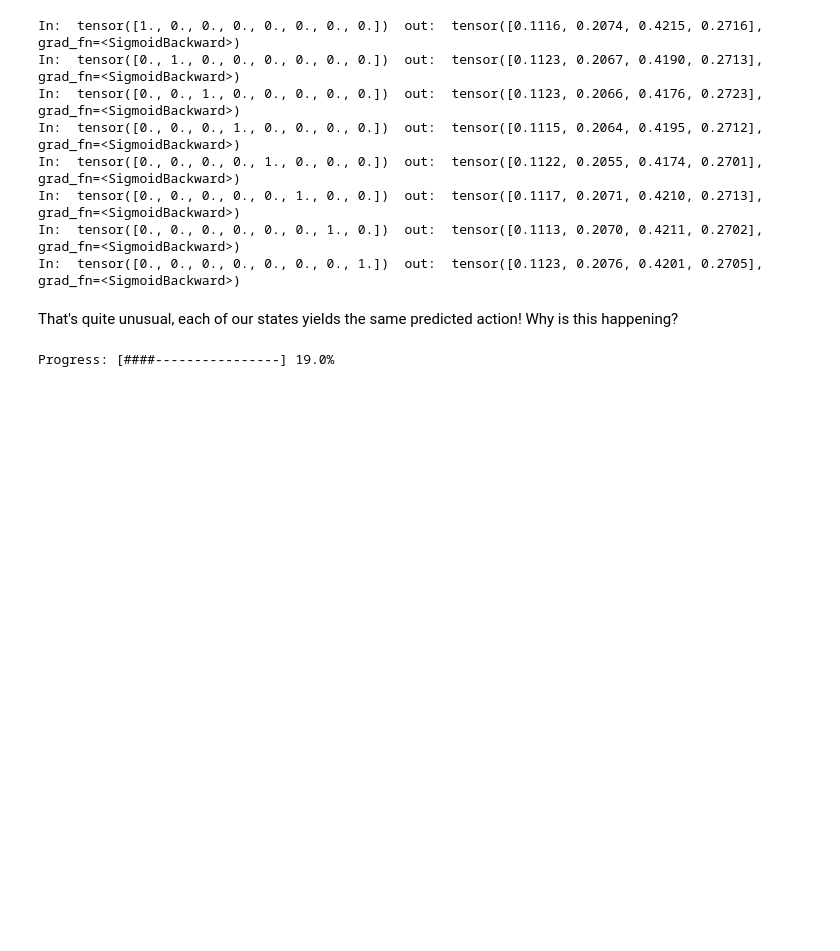
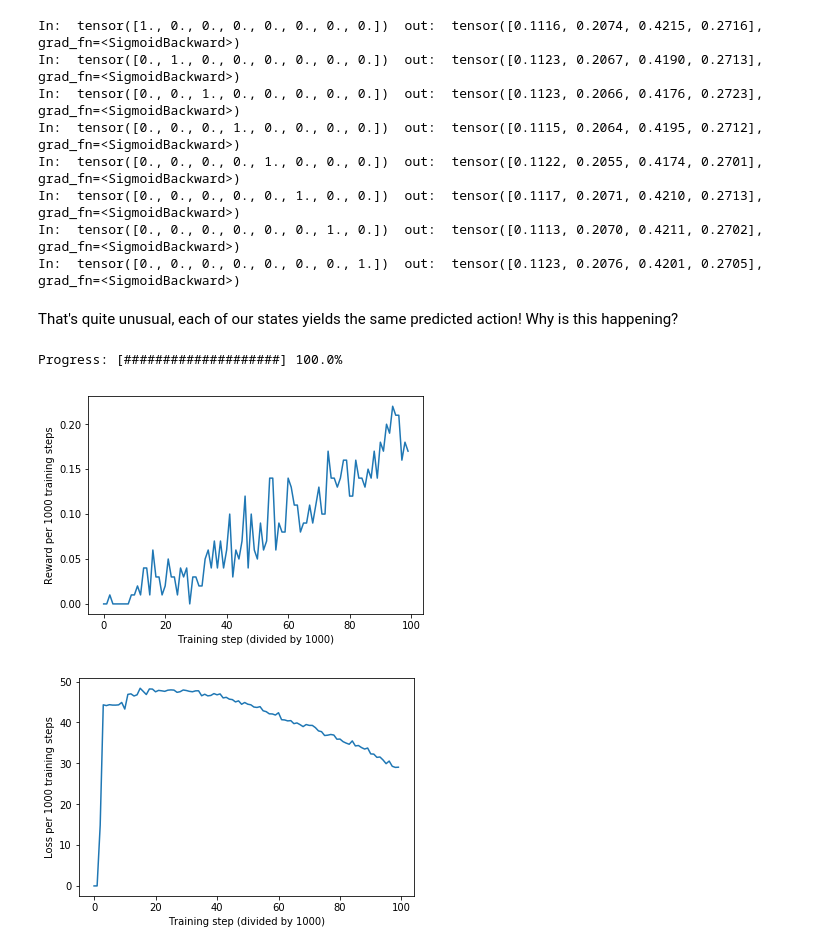
Before and after one commit to JayWalker512/Babys-First-Reinforcement-Learning, a Jupyter notebook: Baby's First Reinforcement Learning.ipynb, the cells around one changed output. Cells and saved outputs as stored; diff of their text form; code cells hidden in the pictures; blank space fills up the shorter version.

Commit message:
Holy crap it worked! I had a really silly bug in my algorithm for training the network.

```diff
--- a/Baby's First Reinforcement Learning.ipynb
+++ b/Baby's First Reinforcement Learning.ipynb
@@ -360,7 +360,7 @@ That's quite unusual, each of our states yields the same predicted action! Why i
 neural_mdp = NeuralNet(input_size, hidden_size, output_size, num_layers = 1) #maybe we'll play with the other parameters later
 
 #Modify our algorithm to keep a buffer of past state->action sequences that ended in a reward.
-training_steps = 100000
+training_steps = 10000
 initial_epsilon = 1
 epsilon = initial_epsilon
 anneal_epsilon = True #do we decrease epsilon over time?
@@ -371,7 +371,7 @@ replay_memory = deque([])
 progress = progress_bar.ProgressBar(total_elements=training_steps)
 reward_trends = []
 loss_trends = []
-trend_interval = 1000
+trend_interval = 100
 cumulative_reward_trend = 0
 cumulative_loss_trend = 0
 
@@ -400,43 +400,46 @@ for i in range(0, training_steps):
     #from the replay memory at every step and backpropogate + update weights from it.
     loss_sum = 0
     if len(replay_memory) > 0:
-        for j in range(0,1000):
+        for j in range(0,100):
             successful_sequence = replay_memory[random.randint(0, len(replay_memory) - 1)]
             optimizer.zero_grad()
             h = successful_sequence[random.randint(0, len(successful_sequence)-1)]
-            loss = criteria(h["action_predicted"], h["action_taken"])
+            loss = criteria(neural_mdp(h["state"]), h["action_taken"])
             loss_sum += loss
             loss.backward(retain_graph=True)
             optimizer.step()
         cumulative_loss_trend += loss_sum.item()
 
     #We just "turn down" epsilon by a linear interpolation from initial_epsilon to 0.
     if anneal_epsilon:
         epsilon_lerp = initial_epsilon / training_steps
         epsilon = epsilon - epsilon_lerp
         if epsilon < 0:
             epsilon = 0 #might happen due to floating point error stacking up?
 
     if i % trend_interval == 0:
         reward_trends.append(cumulative_reward_trend / trend_interval)
         cumulative_reward_trend = 0
+        progress.update(i).draw()
         loss_trends.append(cumulative_loss_trend / trend_interval)
+        print("Loss: ", cumulative_loss_trend)
         cumulative_loss_trend = 0
-        progress.update(i).draw()
 
 progress.update(training_steps).draw()
 
 plt.plot(range(len(reward_trends)), reward_trends)
 plt.ylabel("Reward per 1000 training steps")
 plt.xlabel("Training step (divided by 1000)")
 plt.show()
 
 plt.plot(range(len(loss_trends)), loss_trends)
 plt.ylabel("Loss per 1000 training steps")
 plt.xlabel("Training step (divided by 1000)")
 plt.show()
 # %% [output]
-Progress: [####----------------] 19.0%
+Progress: [####################] 100.0%
+[figure, added]
+[figure, added]
 # %%
 #What does the output look like for each possible state? Maybe we (humans) can learn something from it...
 def print_states_predictions(nnmdp):
```
